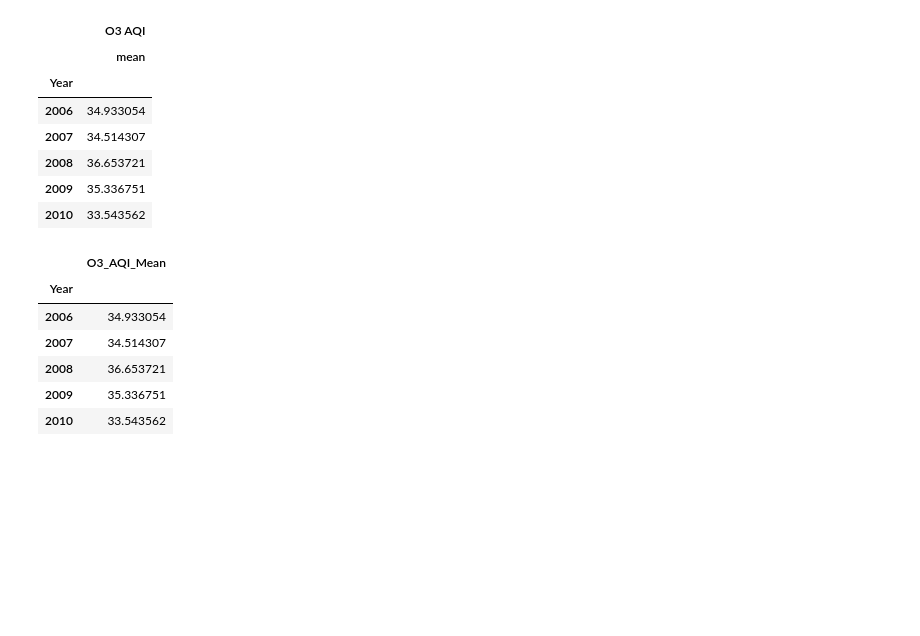
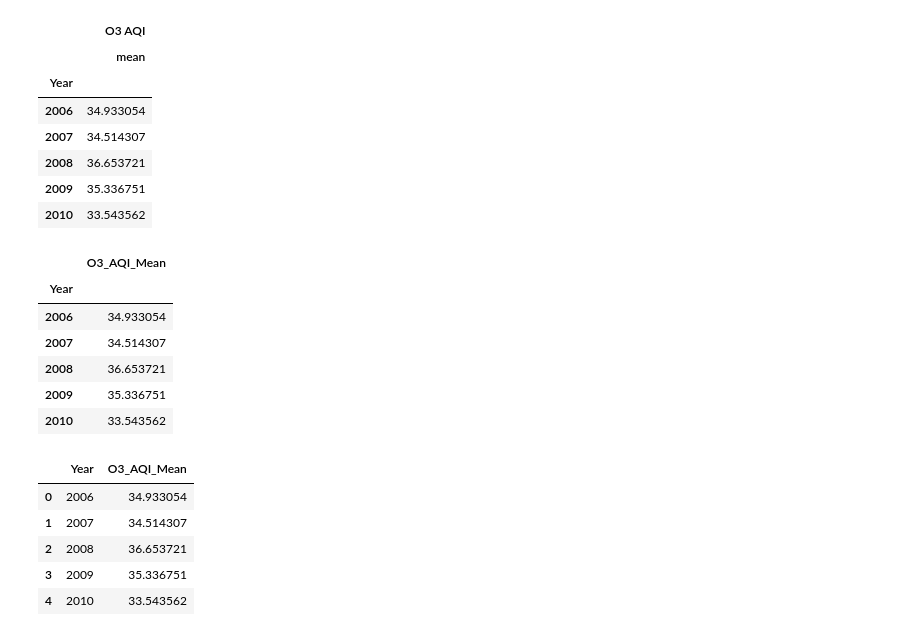
Before and after one commit to dalismo/Project-1, a Jupyter notebook: mq_pollution_data_analysis.ipynb, the cells around one changed output. Cells and saved outputs as stored; diff of their text form; code cells hidden in the pictures; blank space fills up the shorter version.

```diff
--- a/mq_pollution_data_analysis.ipynb
+++ b/mq_pollution_data_analysis.ipynb
@@ -199,6 +229,16 @@ avg_o3_df
 | 2008 | 36.653721 |
 | 2009 | 35.336751 |
 | 2010 | 33.543562 |
+# %%
+avg_o3_df = avg_o3_df.reset_index()
+avg_o3_df
+# %% [output]
+|  | Year | O3_AQI_Mean |
+| 0 | 2006 | 34.933054 |
+| 1 | 2007 | 34.514307 |
+| 2 | 2008 | 36.653721 |
+| 3 | 2009 | 35.336751 |
+| 4 | 2010 | 33.543562 |
 # %%
 %matplotlib notebook
 import matplotlib.pyplot as plt
```
Also changed, not shown: parts of 6 cells of this notebook.
